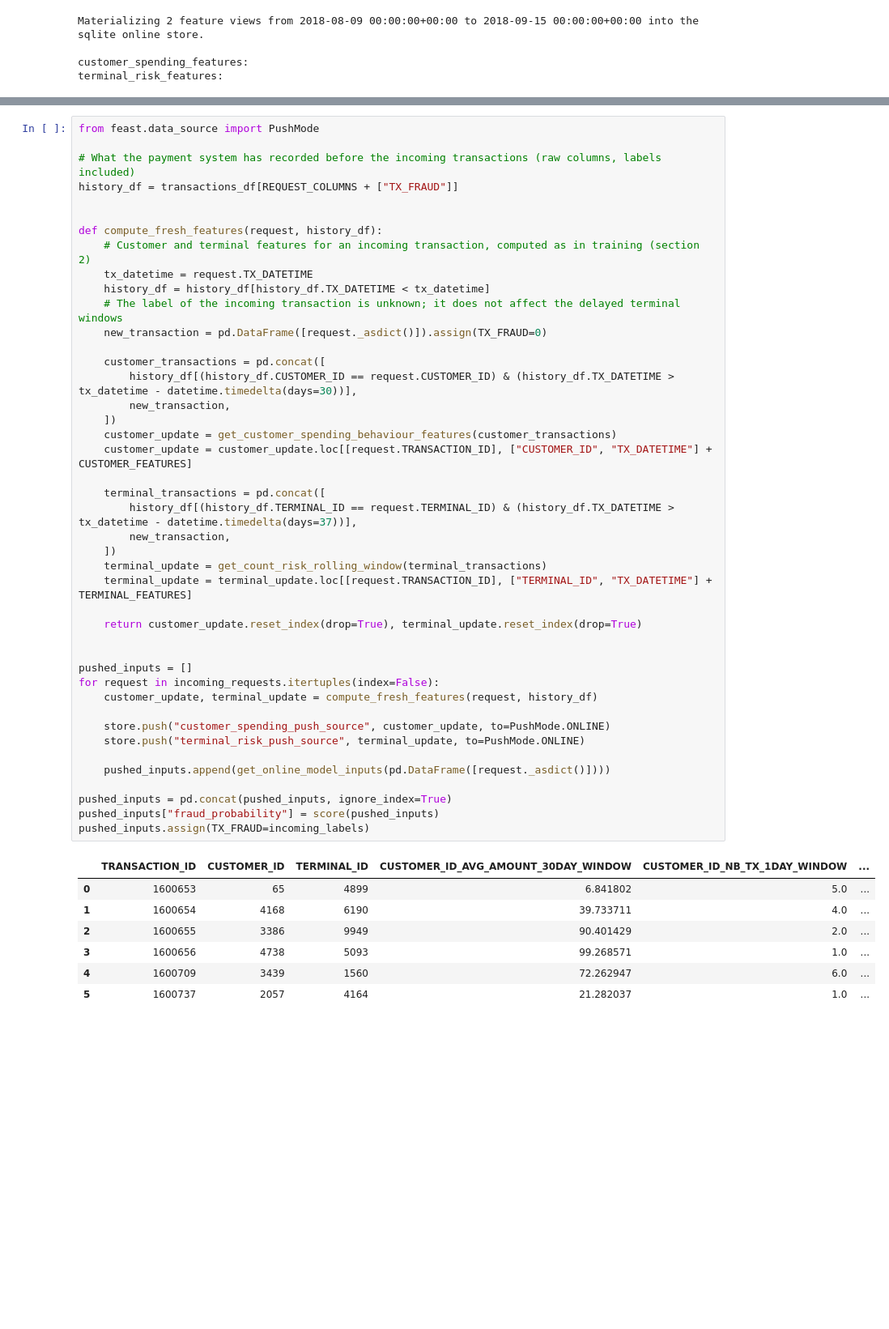
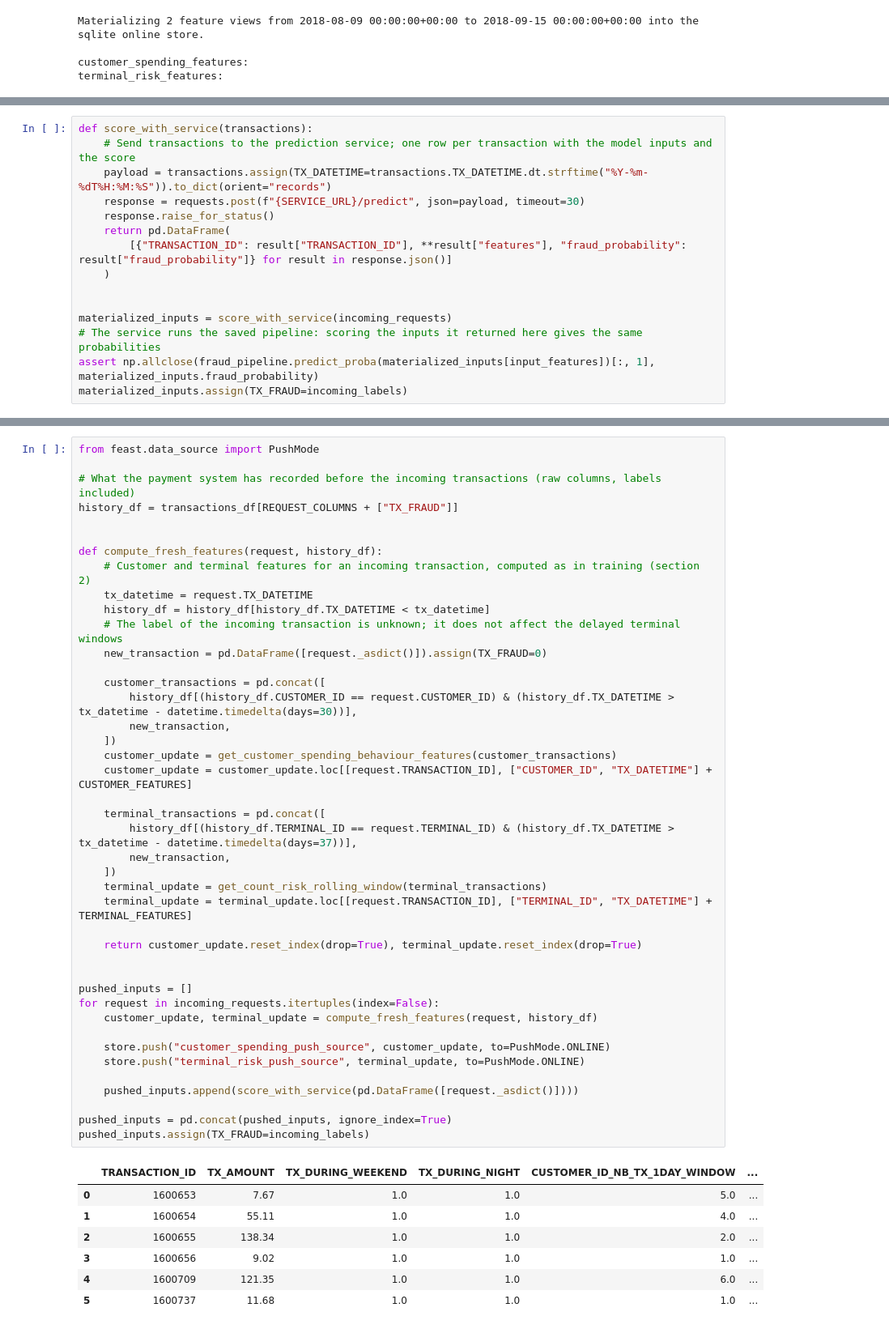
Before and after one commit to mesfinmulugeta/fraud-detection-using-feast, a Jupyter notebook: notebooks/01_fraud_detection_feast_natural_entities.ipynb, the cells around one changed output, grey strips where cells are left out. Shown at 81% size. Saved outputs shown, nothing was run; the diff lists cells and outputs as text; blank space fills up the shorter version.

```diff
--- a/notebooks/01_fraud_detection_feast_natural_entities.ipynb
+++ b/notebooks/01_fraud_detection_feast_natural_entities.ipynb
@@ -1135,0 +1260,15 @@ materialized_inputs.assign(TX_FRAUD=incoming_labels)
+# %%
+def score_with_service(transactions):
+    # Send transactions to the prediction service; one row per transaction with the model inputs and the score
+    payload = transactions.assign(TX_DATETIME=transactions.TX_DATETIME.dt.strftime("%Y-%m-%dT%H:%M:%S")).to_dict(orient="records")
+    response = requests.post(f"{SERVICE_URL}/predict", json=payload, timeout=30)
+    response.raise_for_status()
+    return pd.DataFrame(
+        [{"TRANSACTION_ID": result["TRANSACTION_ID"], **result["features"], "fraud_probability": result["fraud_probability"]} for result in response.json()]
+    )
+
+
+materialized_inputs = score_with_service(incoming_requests)
+# The service runs the saved pipeline: scoring the inputs it returned here gives the same probabilities
+assert np.allclose(fraud_pipeline.predict_proba(materialized_inputs[input_features])[:, 1], materialized_inputs.fraud_probability)
+materialized_inputs.assign(TX_FRAUD=incoming_labels)
@@ -1203,42 +1350,41 @@ def compute_fresh_features(request, history_df):
     new_transaction = pd.DataFrame([request._asdict()]).assign(TX_FRAUD=0)
 
     customer_transactions = pd.concat([
         history_df[(history_df.CUSTOMER_ID == request.CUSTOMER_ID) & (history_df.TX_DATETIME > tx_datetime - datetime.timedelta(days=30))],
         new_transaction,
     ])
     customer_update = get_customer_spending_behaviour_features(customer_transactions)
     customer_update = customer_update.loc[[request.TRANSACTION_ID], ["CUSTOMER_ID", "TX_DATETIME"] + CUSTOMER_FEATURES]
 
     terminal_transactions = pd.concat([
         history_df[(history_df.TERMINAL_ID == request.TERMINAL_ID) & (history_df.TX_DATETIME > tx_datetime - datetime.timedelta(days=37))],
         new_transaction,
     ])
     terminal_update = get_count_risk_rolling_window(terminal_transactions)
     terminal_update = terminal_update.loc[[request.TRANSACTION_ID], ["TERMINAL_ID", "TX_DATETIME"] + TERMINAL_FEATURES]
 
     return customer_update.reset_index(drop=True), terminal_update.reset_index(drop=True)
 
 
 pushed_inputs = []
 for request in incoming_requests.itertuples(index=False):
     customer_update, terminal_update = compute_fresh_features(request, history_df)
 
     store.push("customer_spending_push_source", customer_update, to=PushMode.ONLINE)
     store.push("terminal_risk_push_source", terminal_update, to=PushMode.ONLINE)
 
-    pushed_inputs.append(get_online_model_inputs(pd.DataFrame([request._asdict()])))
+    pushed_inputs.append(score_with_service(pd.DataFrame([request._asdict()])))
 
 pushed_inputs = pd.concat(pushed_inputs, ignore_index=True)
-pushed_inputs["fraud_probability"] = score(pushed_inputs)
 pushed_inputs.assign(TX_FRAUD=incoming_labels)
 # %% [output]
-|  | TRANSACTION_ID | CUSTOMER_ID | TERMINAL_ID | CUSTOMER_ID_AVG_AMOUNT_30DAY_WINDOW | CUSTOMER_ID_NB_TX_1DAY_WINDOW | ... |
-| 0 | 1600653 | 65 | 4899 | 6.841802 | 5.0 | ... |
-| 1 | 1600654 | 4168 | 6190 | 39.733711 | 4.0 | ... |
-| 2 | 1600655 | 3386 | 9949 | 90.401429 | 2.0 | ... |
-| 3 | 1600656 | 4738 | 5093 | 99.268571 | 1.0 | ... |
-| 4 | 1600709 | 3439 | 1560 | 72.262947 | 6.0 | ... |
-| 5 | 1600737 | 2057 | 4164 | 21.282037 | 1.0 | ... |
+|  | TRANSACTION_ID | TX_AMOUNT | TX_DURING_WEEKEND | TX_DURING_NIGHT | CUSTOMER_ID_NB_TX_1DAY_WINDOW | ... |
+| 0 | 1600653 | 7.67 | 1.0 | 1.0 | 5.0 | ... |
+| 1 | 1600654 | 55.11 | 1.0 | 1.0 | 4.0 | ... |
+| 2 | 1600655 | 138.34 | 1.0 | 1.0 | 2.0 | ... |
+| 3 | 1600656 | 9.02 | 1.0 | 1.0 | 1.0 | ... |
+| 4 | 1600709 | 121.35 | 1.0 | 1.0 | 6.0 | ... |
+| 5 | 1600737 | 11.68 | 1.0 | 1.0 | 1.0 | ... |
 # %% [markdown]
 After the push, the online values are the ones the training definitions give:
 # %%
```
Also changed, not shown: parts of 41 cells of this notebook, 4 other files.
